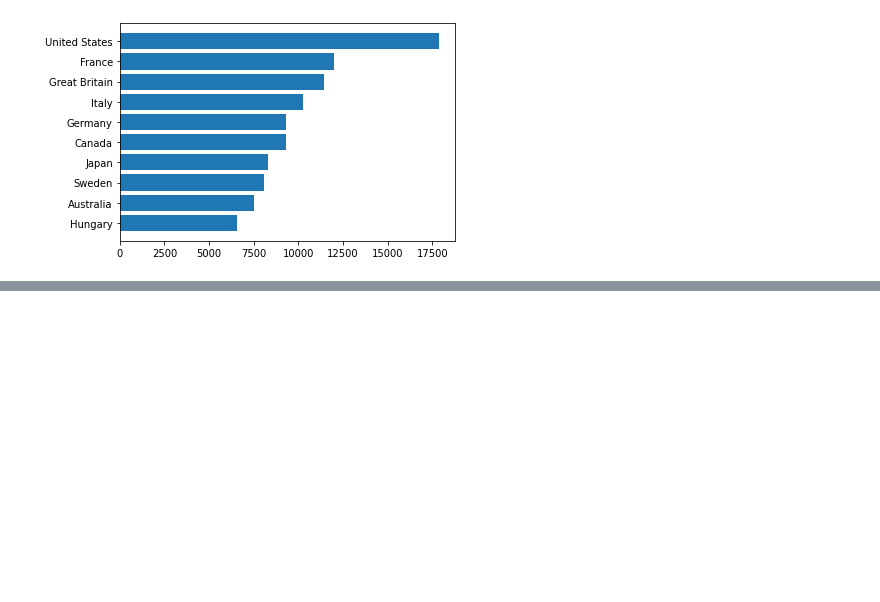
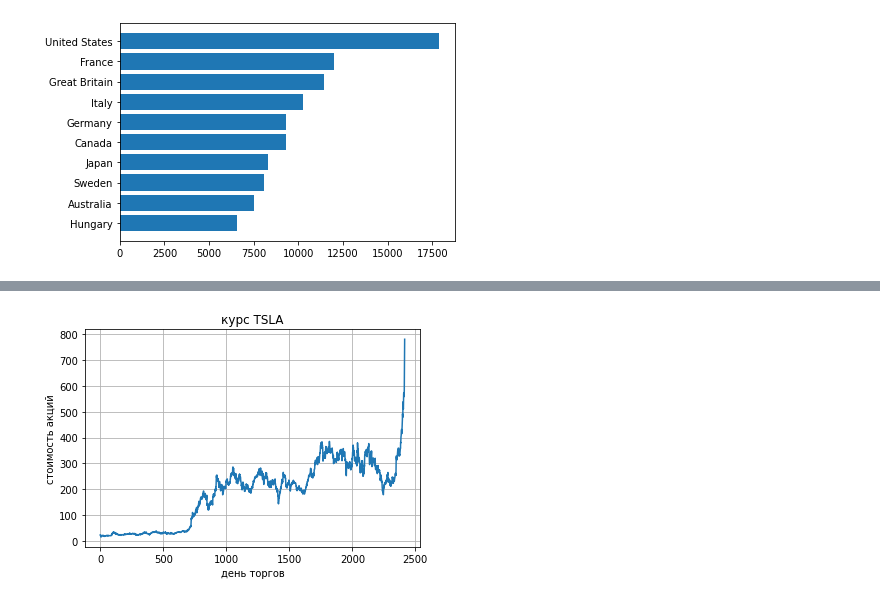
Before and after one commit to mikhaildruzhinin/data-analysis-exercises, a Jupyter notebook: matplotlib_exercises_1.ipynb, the cells around one changed output, grey strips where cells are left out. Cells and saved outputs as stored; diff of their text form; code cells hidden in the pictures; blank space fills up the shorter version.

```diff
--- a/matplotlib_exercises_1.ipynb
+++ b/matplotlib_exercises_1.ipynb
@@ -244,0 +263,19 @@ plt.show()
+# %%
+f = open('data/TSLA_Stock.csv')
+lines = f.readlines()
+n_lines = len(lines) - 1
+
+prices = np.empty(n_lines, dtype=np.float64)
+
+for i, line in enumerate(lines[1:]):
+    price = line.split(',')[-3]
+    prices[i] = price
+# %%
+plt.plot(np.arange(n_lines), prices)
+plt.grid(ls='-')
+plt.xlabel('день торгов')
+plt.ylabel('стоимость акций')
+plt.title('курс TSLA')
+plt.show()
+# %% [output]
+[figure, added]
```
Also changed, not shown: parts of 7 cells of this notebook, 1 other file.
